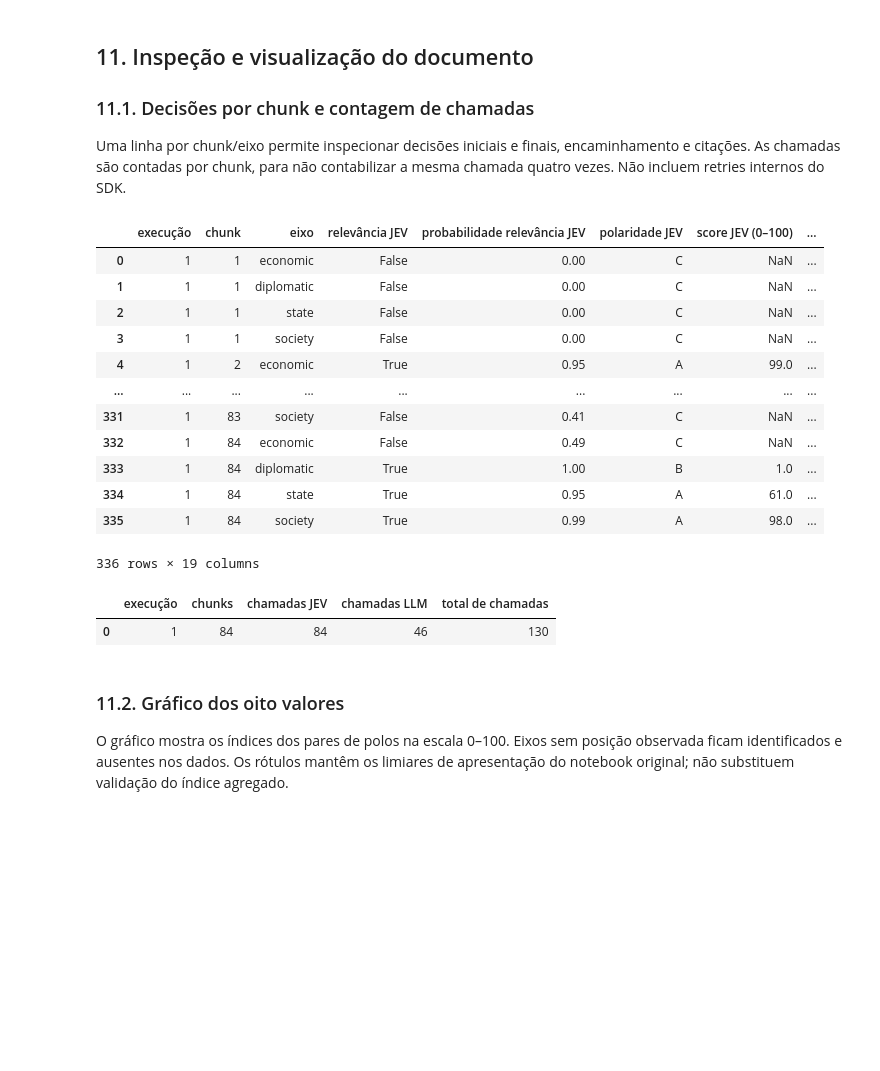
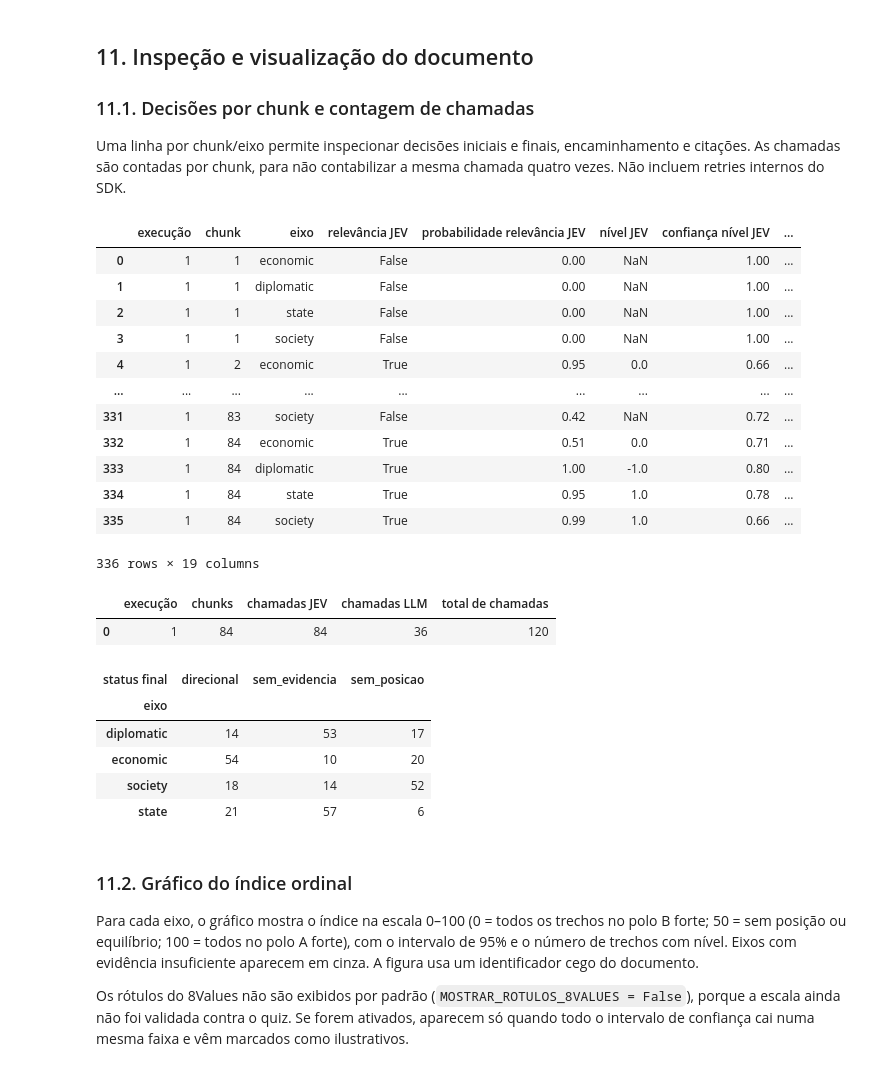
Before and after one commit to micaelol12/TCC, a Jupyter notebook: Pipeline_JEV_2_Polos_LLM.ipynb, the cells around one changed output. Drawn from its saved outputs; the diff is of its cells as text; code cells hidden in the pictures; blank space fills up the shorter version.

```diff
--- a/Pipeline_JEV_2_Polos_LLM.ipynb
+++ b/Pipeline_JEV_2_Polos_LLM.ipynb
@@ -308,9 +520,12 @@ de normalização abaixo preservam a conversão do teste original: `score × 100
 # %%
+EixoValido = Literal["economic", "diplomatic", "state", "society"]
+
+
 class EixoLLM2Polos(BaseModel):
     model_config = ConfigDict(extra="forbid")
-    eixo: str
+    eixo: EixoValido
     relevante: bool | None
-    nivel: Literal[0, 1] | None
+    nivel: Literal[-2, -1, 0, 1, 2] | None
     evidencia: str
 
     @model_validator(mode="after")
@@ -658,7 +917,8 @@ def carregar_credenciais():
 carregar_credenciais()
 jev_client = AsyncTypeSafeClient(api_key=os.environ["TYPESAFE_API_KEY"])
 llm = (
-    MaritacaClient(api_key=os.environ["MARITACA_API_KEY"], model=MODELO_LLM)
+    MaritacaClient(api_key=os.environ["MARITACA_API_KEY"], model=MODELO_LLM,
+                   temperature=TEMPERATURA_LLM)
     if CONFIG_JEV_LLM_2_POLOS["usar_fallback"] else None
 )
 pipeline_jev_llm_2_polos = CascataJevLLM2Polos(
@@ -1050,6 +1482,7 @@ Para analisar outro documento, substitua o conteúdo de `proposta_texto` por uma
 string com seu texto. Nenhum carregamento externo é necessário.
 # %%
 DOCUMENTO_NOME = 'Lula (PT)'
+ROTULO_FIGURA = 'Documento 1'  # identificador cego usado nas figuras
 proposta_texto = plano_lula['md']
 # %% [markdown]
 ### 10.2. Segmentação e agregação
@@ -1137,6 +1609,7 @@ resultado_documento["config_chunks"] = deepcopy(CONFIG_CHUNKS)
 resultado_documento["documento"] = {
     "nome": DOCUMENTO_NOME,
     "fonte": PLANO_GOVERNO_PATH,
+    "rotulo_figura": ROTULO_FIGURA,
 }
 display(resultado_documento["cobertura"].round(4))
 # %% [output]
@@ -1167,61 +1640,73 @@ for execucao, documento in enumerate([resultado_documento], start=1):
         "chamadas LLM": chamadas_llm,
         "total de chamadas": chamadas_jev + chamadas_llm,
     })
     for chunk_id, chunk in enumerate(documento["chunks"], start=1):
         for eixo, final in chunk["eixos"].items():
             jev = chunk["eixos_jev"][eixo]
             linhas_documento_jev_score.append({
                 "execução": execucao,
                 "chunk": chunk_id,
                 "eixo": eixo,
                 "relevância JEV": jev["relevante"],
                 "probabilidade relevância JEV": jev["probabilities_relevancia"]["A"],
-                "polaridade JEV": jev["classe"],
-                "score JEV (0–100)": jev["score_8values"],
-                "confiança score JEV": jev["confidence_score"],
-                "margem score JEV": jev["margem_score"],
+                "nível JEV": jev["nivel"],
+                "confiança nível JEV": jev["confianca_nivel"],
+                "P(polo A) JEV": jev["p_polo_A"],
+                "P(sem posição) JEV": jev["p_sem_posicao"],
                 "relevância final": final["relevante"],
-                "polaridade final": final["classe"],
-                "score final (0–100)": final["score_8values"],
+                "nível final": final["nivel"],
+                "valor final (0–100)": final["valor_0_100"],
                 "status final": final["status"],
                 "método final": final["metodo"],
                 "modelo final": final["modelo"],
-                "LLM ativado no eixo": final["metodo"] == "llm_2_polos",
+                "LLM ativado no eixo": final["metodo"] == "llm_ordinal",
                 "motivo encaminhamento": "; ".join(chunk["motivos_fallback"][eixo]),
                 "evidência LLM": final["evidencia"],
                 "evidência verificada": final["evidencia_verificada"],
             })
 
 # Uma linha por execução/chunk/eixo. Sem gabarito, não há colunas de acerto.
 resultado_documento_jev_score = pd.DataFrame(linhas_documento_jev_score)
 resumo_chamadas_jev_score = pd.DataFrame(linhas_chamadas_jev_score)
 
 display(resultado_documento_jev_score.round(4))
 # Contagem por execução, evitando contar a mesma chamada uma vez por eixo.
 # Não inclui eventuais retries internos do SDK.
-
 display(resumo_chamadas_jev_score)
+# Status por eixo, inclusive evidências não verificadas e trechos sem posição.
+display(resultado_documento_jev_score.groupby("eixo")["status final"].value_counts().unstack(fill_value=0))
 # %% [output]
-|  | execução | chunk | eixo | relevância JEV | probabilidade relevância JEV | polaridade JEV | score JEV (0–100) | ... |
-| 0 | 1 | 1 | economic | False | 0.00 | C | NaN | ... |
-| 1 | 1 | 1 | diplomatic | False | 0.00 | C | NaN | ... |
-| 2 | 1 | 1 | state | False | 0.00 | C | NaN | ... |
-| 3 | 1 | 1 | society | False | 0.00 | C | NaN | ... |
-| 4 | 1 | 2 | economic | True | 0.95 | A | 99.0 | ... |
+|  | execução | chunk | eixo | relevância JEV | probabilidade relevância JEV | nível JEV | confiança nível JEV | ... |
+| 0 | 1 | 1 | economic | False | 0.00 | NaN | 1.00 | ... |
+| 1 | 1 | 1 | diplomatic | False | 0.00 | NaN | 1.00 | ... |
+| 2 | 1 | 1 | state | False | 0.00 | NaN | 1.00 | ... |
+| 3 | 1 | 1 | society | False | 0.00 | NaN | 1.00 | ... |
+| 4 | 1 | 2 | economic | True | 0.95 | 0.0 | 0.66 | ... |
 | ... | ... | ... | ... | ... | ... | ... | ... | ... |
-| 331 | 1 | 83 | society | False | 0.41 | C | NaN | ... |
-| 332 | 1 | 84 | economic | False | 0.49 | C | NaN | ... |
-| 333 | 1 | 84 | diplomatic | True | 1.00 | B | 1.0 | ... |
-| 334 | 1 | 84 | state | True | 0.95 | A | 61.0 | ... |
-| 335 | 1 | 84 | society | True | 0.99 | A | 98.0 | ... |
+| 331 | 1 | 83 | society | False | 0.42 | NaN | 0.72 | ... |
+| 332 | 1 | 84 | economic | True | 0.51 | 0.0 | 0.71 | ... |
+| 333 | 1 | 84 | diplomatic | True | 1.00 | -1.0 | 0.80 | ... |
+| 334 | 1 | 84 | state | True | 0.95 | 1.0 | 0.78 | ... |
+| 335 | 1 | 84 | society | True | 0.99 | 1.0 | 0.66 | ... |
 336 rows × 19 columns
 |  | execução | chunks | chamadas JEV | chamadas LLM | total de chamadas |
-| 0 | 1 | 84 | 84 | 46 | 130 |
+| 0 | 1 | 84 | 84 | 36 | 120 |
+| status final | direcional | sem_evidencia | sem_posicao |
+| eixo |  |  |  |
+| diplomatic | 14 | 53 | 17 |
+| economic | 54 | 10 | 20 |
+| society | 18 | 14 | 52 |
+| state | 21 | 57 | 6 |
 # %% [markdown]
-### 11.2. Gráfico dos oito valores
+### 11.2. Gráfico do índice ordinal
 
-O gráfico mostra os índices dos pares de polos na escala 0–100. Eixos sem
-posição observada ficam identificados e ausentes nos dados. Os rótulos
-mantêm os limiares de apresentação do notebook original; não substituem
-validação do índice agregado.
+Para cada eixo, o gráfico mostra o índice na escala 0–100 (0 = todos os trechos no polo B
+forte; 50 = sem posição ou equilíbrio; 100 = todos no polo A forte), com o intervalo de
+95% e o número de trechos com nível. Eixos com evidência insuficiente aparecem em cinza.
+A figura usa um identificador cego do documento.
+
+Os rótulos do 8Values não são exibidos por padrão (`MOSTRAR_ROTULOS_8VALUES = False`),
+porque a escala ainda não foi validada contra o quiz. Se forem ativados, aparecem só
+quando todo o intervalo de confiança cai numa mesma faixa e vêm marcados como
+ilustrativos.
 # %%
```
Also changed, not shown: parts of 29 cells of this notebook, 2 other files.
